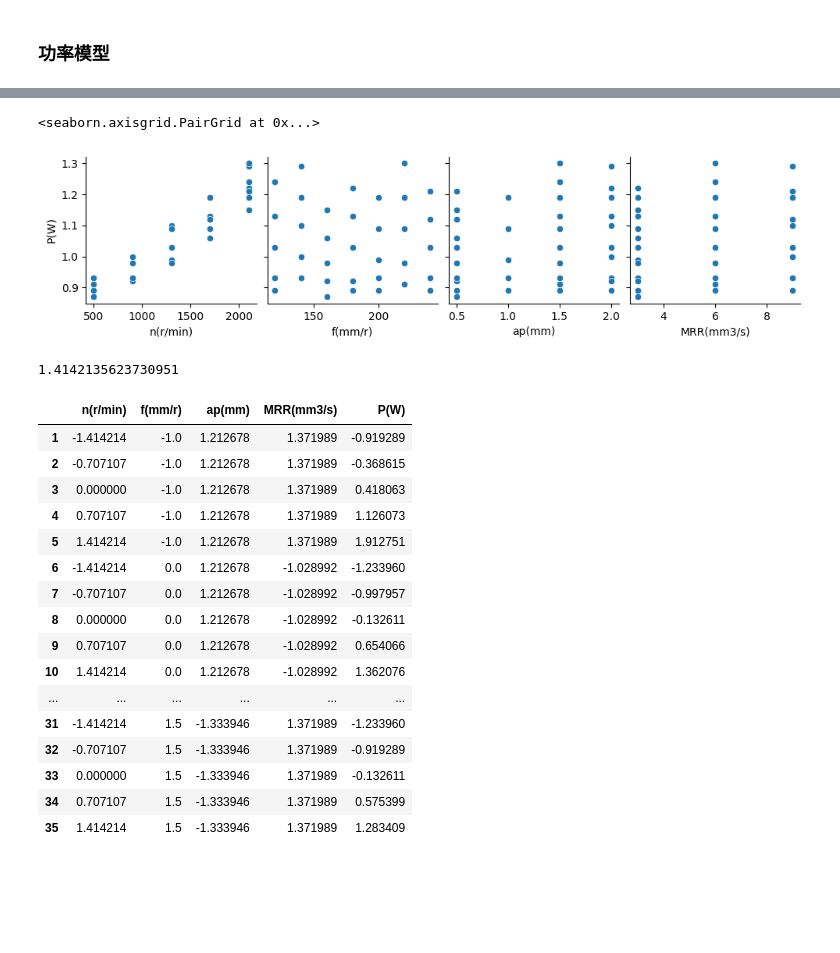
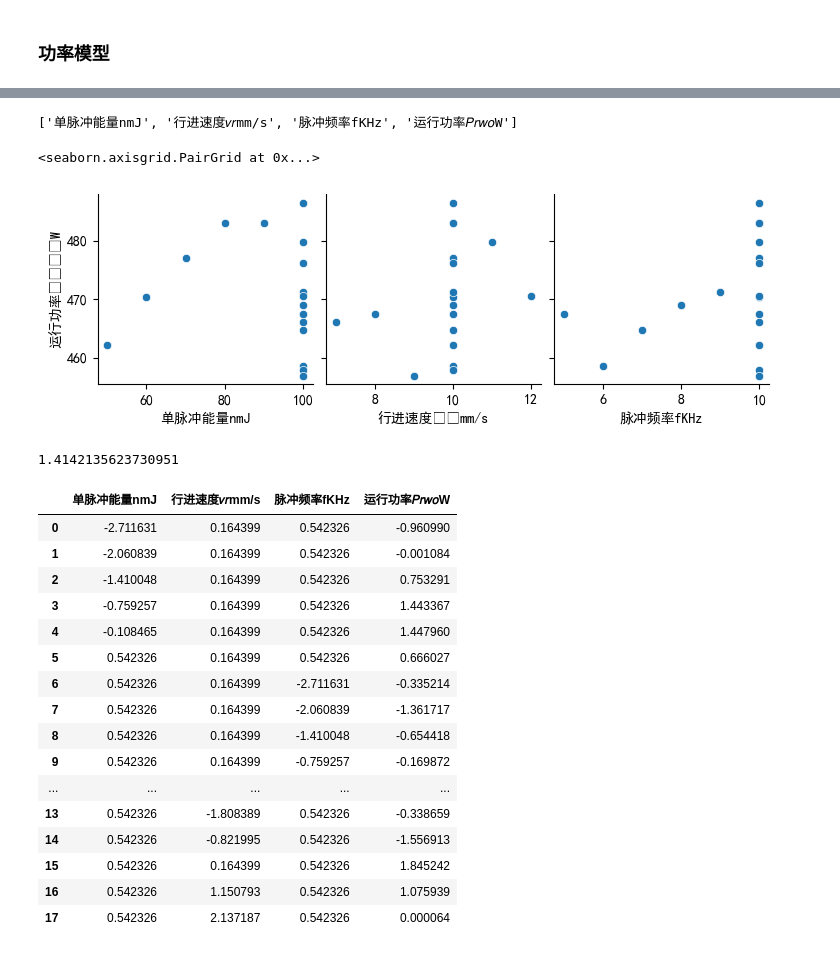
Before and after one commit to zhaziqwe/digital_workshop_predict_model, a Jupyter notebook: 功率模型.ipynb, the cells around one changed output, grey strips where cells are left out. Drawn from its saved outputs; the diff is of its cells as text; code cells hidden in the pictures; blank space fills up the shorter version.

```diff
--- a/功率模型.ipynb
+++ b/功率模型.ipynb
@@ -36,0 +15,9 @@ data
+# %%
+#读取文件，更改数字即可测试另一个数据集
+number = 2
+str = ["stainless_steel_milling_energy_model",
+        "high_speed_machining_energy_model", "laser_cleaning_energy_model", "milling_carbon_emission_model","data","data_1","data_2"]
+figurename = ["不锈钢铣削中机床比能预测", "高速高精加工中心切削过程能耗",
+                "激光清洗过程能耗", "铣削加工过程碳排放","CAK50135di车削加工","ACE-V500数控锐床能耗","基于数据系统的离散制造系统能耗"]
+xfilename = "./data_read/"+f"{str[number]}.xlsx"
+cfilename = "./data_read/"+f"{str[number]}.csv"
@@ -36,0 +29,4 @@ data
+# %%
+data = pd.read_excel(xfilename)
+data = pd.read_excel(xfilename, usecols=range(1, len(data.columns)))
+data
@@ -37,10 +51,14 @@ data
+# %%
+list(data.columns)
+# %% [output]
+['单脉冲能量nmJ', '行进速度𝑣𝑟mm/s', '脉冲频率fKHz', '运行功率𝑃𝑟𝑤𝑜W']
 # %%
 #观察各个feature与P(W)的关系
 import seaborn as sns
-sns.pairplot(data, x_vars=['n(r/min)','f(mm/r)','ap(mm)','MRR(mm3/s)'], y_vars=['P(W)'])
+sns.pairplot(data, x_vars=list(data.columns)[:-1], y_vars=list(data.columns)[-1])
 # %% [output]
 <seaborn.axisgrid.PairGrid at 0x...>
-[figure, old version]
+[figure, new version]
 # %%
 a = np.array([1,2,3,4,5])
 np.std(a)
@@ -99,23 +116,23 @@ config = {
 data_normalized = data
 data_normalized.apply(lambda x: (x - np.mean(x)) / (np.std(x)))
 # %% [output]
-|  | n(r/min) | f(mm/r) | ap(mm) | MRR(mm3/s) | P(W) |
-| 1 | -1.414214 | -1.0 | 1.212678 | 1.371989 | -0.919289 |
-| 2 | -0.707107 | -1.0 | 1.212678 | 1.371989 | -0.368615 |
-| 3 | 0.000000 | -1.0 | 1.212678 | 1.371989 | 0.418063 |
-| 4 | 0.707107 | -1.0 | 1.212678 | 1.371989 | 1.126073 |
-| 5 | 1.414214 | -1.0 | 1.212678 | 1.371989 | 1.912751 |
-| 6 | -1.414214 | 0.0 | 1.212678 | -1.028992 | -1.233960 |
-| 7 | -0.707107 | 0.0 | 1.212678 | -1.028992 | -0.997957 |
-| 8 | 0.000000 | 0.0 | 1.212678 | -1.028992 | -0.132611 |
-| 9 | 0.707107 | 0.0 | 1.212678 | -1.028992 | 0.654066 |
-| 10 | 1.414214 | 0.0 | 1.212678 | -1.028992 | 1.362076 |
-| ... | ... | ... | ... | ... | ... |
-| 31 | -1.414214 | 1.5 | -1.333946 | 1.371989 | -1.233960 |
-| 32 | -0.707107 | 1.5 | -1.333946 | 1.371989 | -0.919289 |
-| 33 | 0.000000 | 1.5 | -1.333946 | 1.371989 | -0.132611 |
-| 34 | 0.707107 | 1.5 | -1.333946 | 1.371989 | 0.575399 |
-| 35 | 1.414214 | 1.5 | -1.333946 | 1.371989 | 1.283409 |
+|  | 单脉冲能量nmJ | 行进速度𝑣𝑟mm/s | 脉冲频率fKHz | 运行功率𝑃𝑟𝑤𝑜W |
+| 0 | -2.711631 | 0.164399 | 0.542326 | -0.960990 |
+| 1 | -2.060839 | 0.164399 | 0.542326 | -0.001084 |
+| 2 | -1.410048 | 0.164399 | 0.542326 | 0.753291 |
+| 3 | -0.759257 | 0.164399 | 0.542326 | 1.443367 |
+| 4 | -0.108465 | 0.164399 | 0.542326 | 1.447960 |
+| 5 | 0.542326 | 0.164399 | 0.542326 | 0.666027 |
+| 6 | 0.542326 | 0.164399 | -2.711631 | -0.335214 |
+| 7 | 0.542326 | 0.164399 | -2.060839 | -1.361717 |
+| 8 | 0.542326 | 0.164399 | -1.410048 | -0.654418 |
+| 9 | 0.542326 | 0.164399 | -0.759257 | -0.169872 |
+| ... | ... | ... | ... | ... |
+| 13 | 0.542326 | -1.808389 | 0.542326 | -0.338659 |
+| 14 | 0.542326 | -0.821995 | 0.542326 | -1.556913 |
+| 15 | 0.542326 | 0.164399 | 0.542326 | 1.845242 |
+| 16 | 0.542326 | 1.150793 | 0.542326 | 1.075939 |
+| 17 | 0.542326 | 2.137187 | 0.542326 | 0.000064 |
 # %%
 #初始化数据
 #打乱
```
Also changed, not shown: parts of 11 cells of this notebook, 4 other files.
